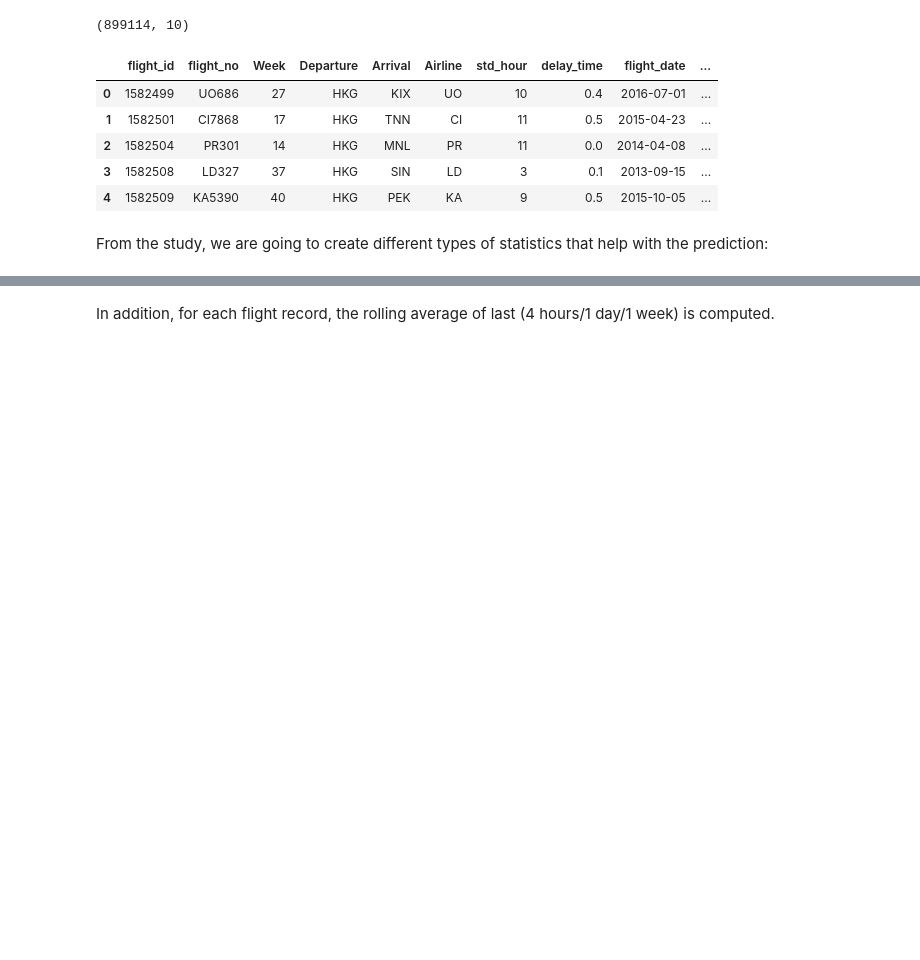
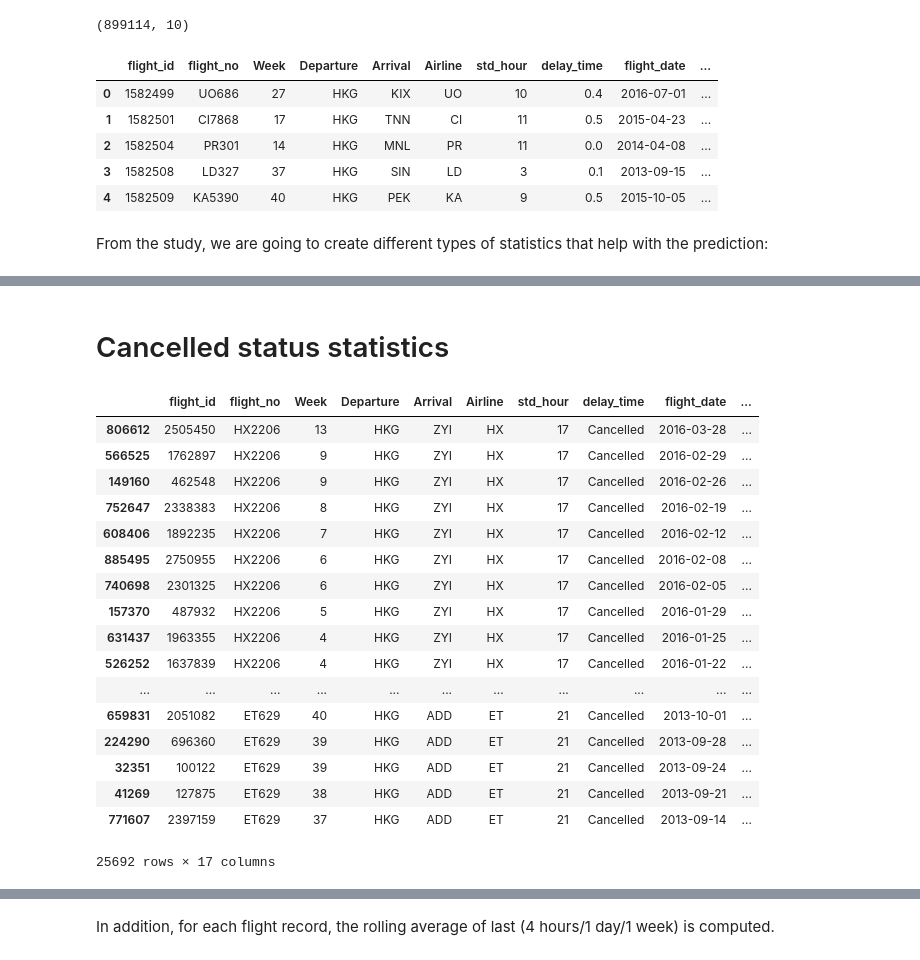
Before and after one commit to chy111126/flight_delay_prediction, a Jupyter notebook: notebooks/02_feature_engineering.ipynb, the cells around one changed output, grey strips where cells are left out. Drawn from its saved outputs; the diff is of its cells as text; code cells hidden in the pictures; blank space fills up the shorter version.

```diff
--- a/notebooks/02_feature_engineering.ipynb
+++ b/notebooks/02_feature_engineering.ipynb
@@ -61,0 +120,32 @@ data_df.sample(10)
+# %% [markdown]
+# Cancelled status statistics
+# %%
+# Before processing delay_time statistics, remove cancalled entries first
+cancel_df = data_df[(data_df['delay_time'] == "Cancelled")].copy()
+
+# Translate delay_time to float
+cancel_df['is_cancel'] = cancel_df['delay_time'].apply(lambda x: x == "Cancelled")
+
+# Note: groupby preserves the order of rows within each group
+cancel_df = cancel_df.sort_values(['Departure', 'Arrival', 'Airline', 'flight_year', 'flight_month', 'flight_day', 'std_hour'],ascending=False)
+# %%
+cancel_df
+# %% [output]
+|  | flight_id | flight_no | Week | Departure | Arrival | Airline | std_hour | delay_time | flight_date | ... |
+| 806612 | 2505450 | HX2206 | 13 | HKG | ZYI | HX | 17 | Cancelled | 2016-03-28 | ... |
+| 566525 | 1762897 | HX2206 | 9 | HKG | ZYI | HX | 17 | Cancelled | 2016-02-29 | ... |
+| 149160 | 462548 | HX2206 | 9 | HKG | ZYI | HX | 17 | Cancelled | 2016-02-26 | ... |
+| 752647 | 2338383 | HX2206 | 8 | HKG | ZYI | HX | 17 | Cancelled | 2016-02-19 | ... |
+| 608406 | 1892235 | HX2206 | 7 | HKG | ZYI | HX | 17 | Cancelled | 2016-02-12 | ... |
+| 885495 | 2750955 | HX2206 | 6 | HKG | ZYI | HX | 17 | Cancelled | 2016-02-08 | ... |
+| 740698 | 2301325 | HX2206 | 6 | HKG | ZYI | HX | 17 | Cancelled | 2016-02-05 | ... |
+| 157370 | 487932 | HX2206 | 5 | HKG | ZYI | HX | 17 | Cancelled | 2016-01-29 | ... |
+| 631437 | 1963355 | HX2206 | 4 | HKG | ZYI | HX | 17 | Cancelled | 2016-01-25 | ... |
+| 526252 | 1637839 | HX2206 | 4 | HKG | ZYI | HX | 17 | Cancelled | 2016-01-22 | ... |
+| ... | ... | ... | ... | ... | ... | ... | ... | ... | ... | ... |
+| 659831 | 2051082 | ET629 | 40 | HKG | ADD | ET | 21 | Cancelled | 2013-10-01 | ... |
+| 224290 | 696360 | ET629 | 39 | HKG | ADD | ET | 21 | Cancelled | 2013-09-28 | ... |
+| 32351 | 100122 | ET629 | 39 | HKG | ADD | ET | 21 | Cancelled | 2013-09-24 | ... |
+| 41269 | 127875 | ET629 | 38 | HKG | ADD | ET | 21 | Cancelled | 2013-09-21 | ... |
+| 771607 | 2397159 | ET629 | 37 | HKG | ADD | ET | 21 | Cancelled | 2013-09-14 | ... |
+25692 rows × 17 columns
```
Also changed, not shown: parts of 32 cells of this notebook, 1 other file.
